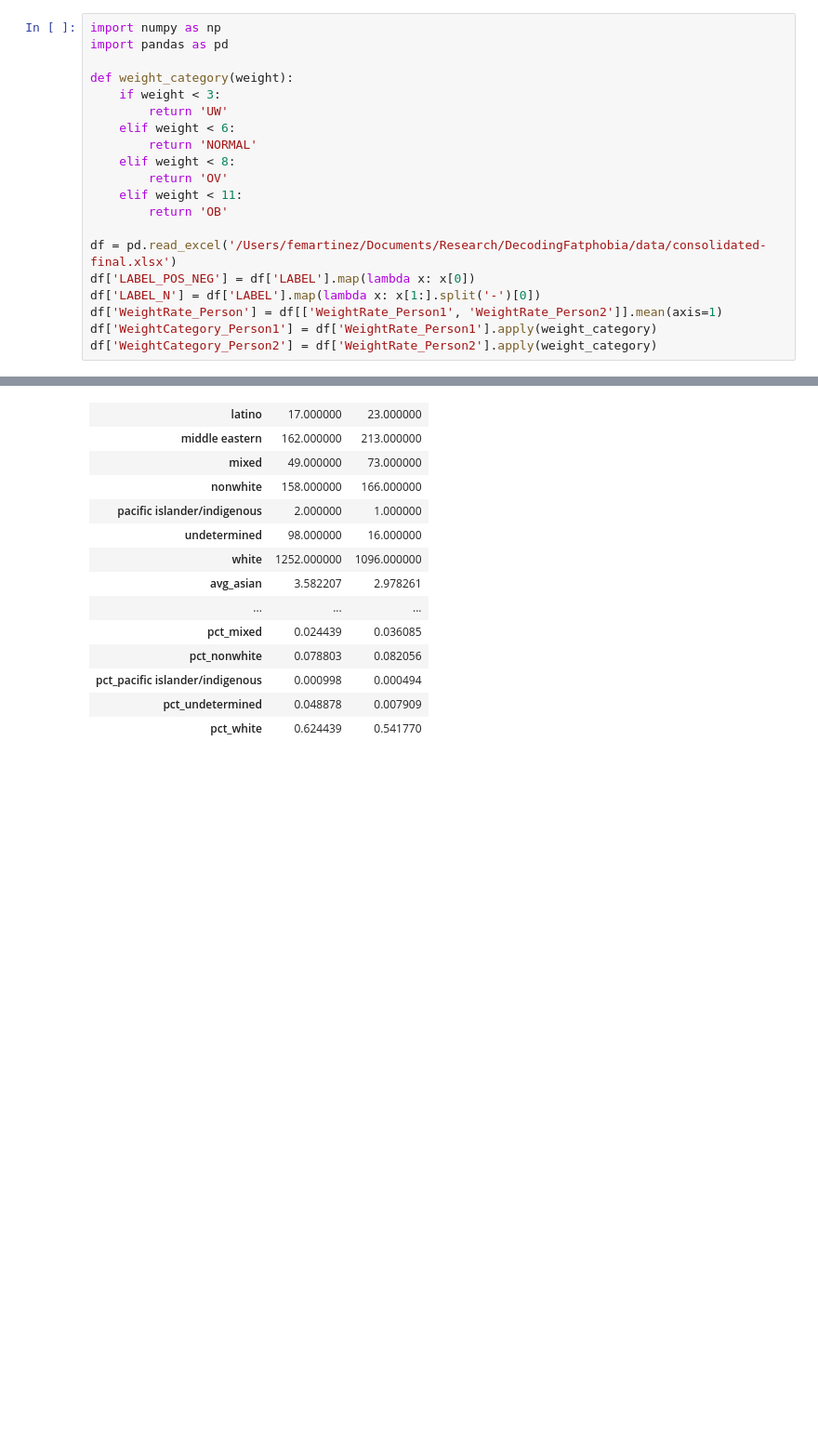
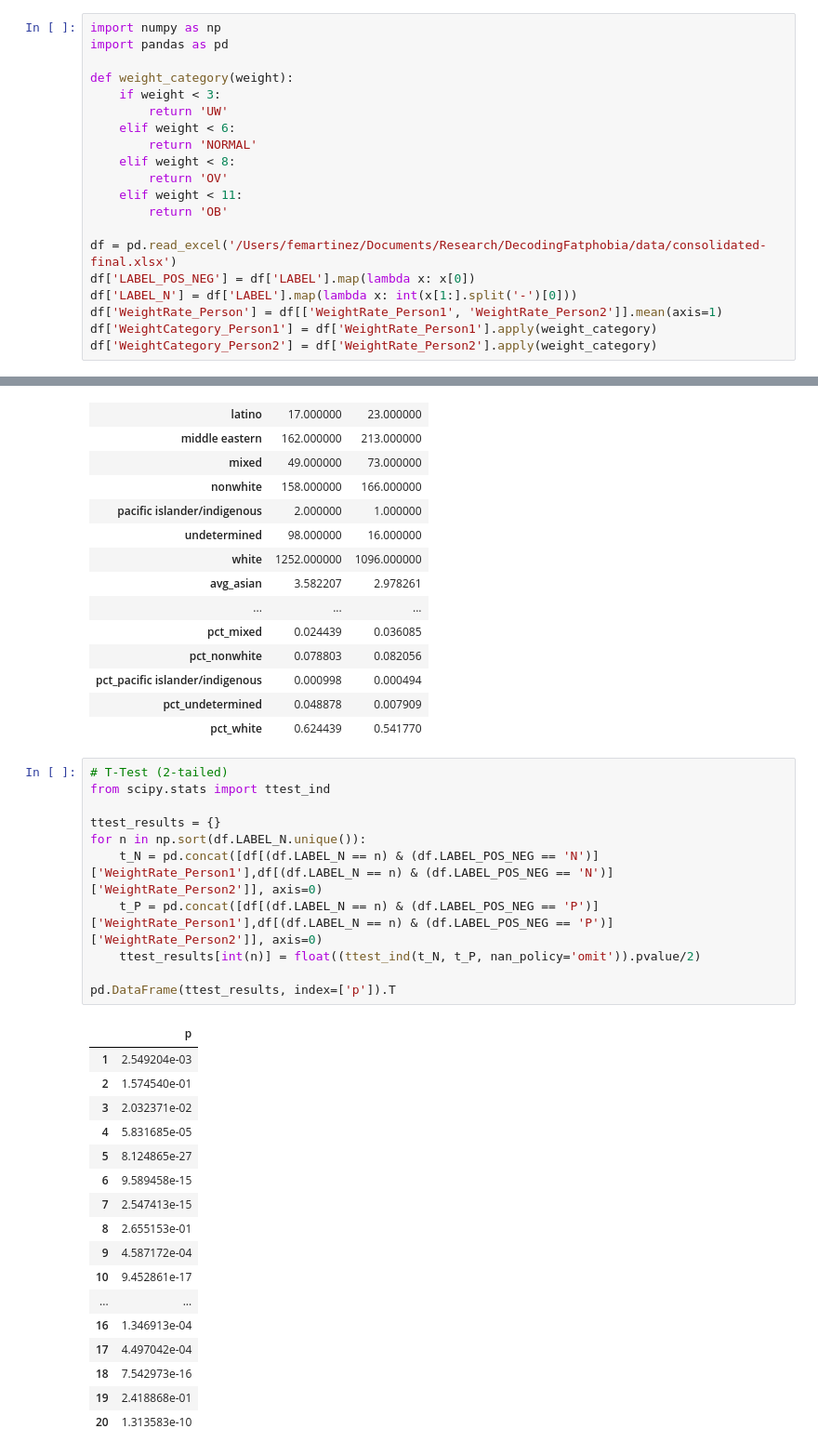
Before and after one commit to janewarren/decodingfatphobia, a Jupyter notebook: table_combination.ipynb, the cells around one changed output, grey strips where cells are left out. Shown: that part at 93% size. Drawn from its saved outputs; the diff is of its cells as text; blank space fills up the shorter version.

Commit message:
included t test (2-tailed)

```diff
--- a/table_combination.ipynb
+++ b/table_combination.ipynb
@@ -93,7 +93,7 @@ def weight_category(weight):
 
 df = pd.read_excel('/Users/femartinez/Documents/Research/DecodingFatphobia/data/consolidated-final.xlsx')
 df['LABEL_POS_NEG'] = df['LABEL'].map(lambda x: x[0])
-df['LABEL_N'] = df['LABEL'].map(lambda x: x[1:].split('-')[0])
+df['LABEL_N'] = df['LABEL'].map(lambda x: int(x[1:].split('-')[0]))
 df['WeightRate_Person'] = df[['WeightRate_Person1', 'WeightRate_Person2']].mean(axis=1)
 df['WeightCategory_Person1'] = df['WeightRate_Person1'].apply(weight_category)
 df['WeightCategory_Person2'] = df['WeightRate_Person2'].apply(weight_category)
@@ -240,3 +240,32 @@ per_race.T
 | pct_pacific islander/indigenous | 0.000998 | 0.000494 |
 | pct_undetermined | 0.048878 | 0.007909 |
 | pct_white | 0.624439 | 0.541770 |
+# %%
+# T-Test (2-tailed)
+from scipy.stats import ttest_ind
+
+ttest_results = {}
+for n in np.sort(df.LABEL_N.unique()):
+    t_N = pd.concat([df[(df.LABEL_N == n) & (df.LABEL_POS_NEG == 'N')]['WeightRate_Person1'],df[(df.LABEL_N == n) & (df.LABEL_POS_NEG == 'N')]['WeightRate_Person2']], axis=0)
+    t_P = pd.concat([df[(df.LABEL_N == n) & (df.LABEL_POS_NEG == 'P')]['WeightRate_Person1'],df[(df.LABEL_N == n) & (df.LABEL_POS_NEG == 'P')]['WeightRate_Person2']], axis=0)
+    ttest_results[int(n)] = float((ttest_ind(t_N, t_P, nan_policy='omit')).pvalue/2)
+
+pd.DataFrame(ttest_results, index=['p']).T
+# %% [output]
+|  | p |
+| 1 | 2.549204e-03 |
+| 2 | 1.574540e-01 |
+| 3 | 2.032371e-02 |
+| 4 | 5.831685e-05 |
+| 5 | 8.124865e-27 |
+| 6 | 9.589458e-15 |
+| 7 | 2.547413e-15 |
+| 8 | 2.655153e-01 |
+| 9 | 4.587172e-04 |
+| 10 | 9.452861e-17 |
+| ... | ... |
+| 16 | 1.346913e-04 |
+| 17 | 4.497042e-04 |
+| 18 | 7.542973e-16 |
+| 19 | 2.418868e-01 |
+| 20 | 1.313583e-10 |
```
